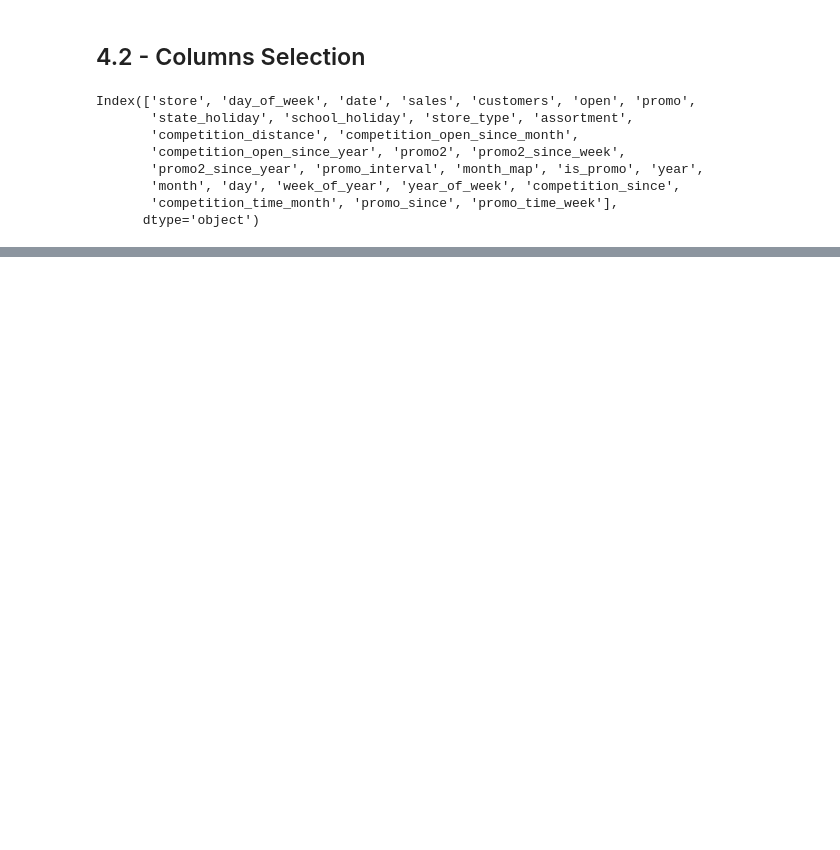
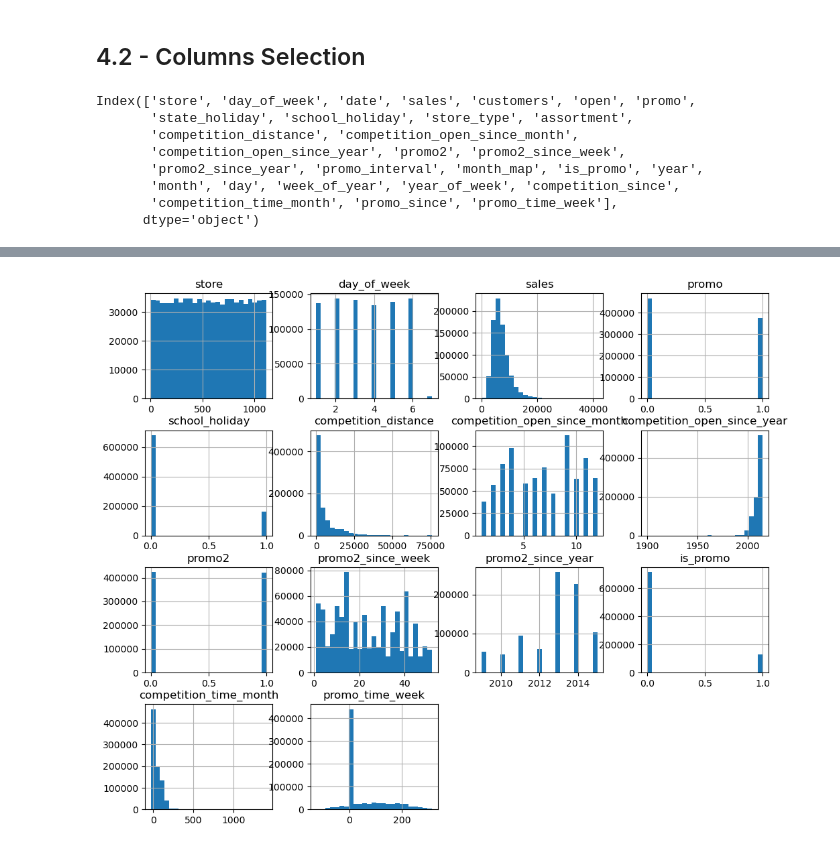
Before and after one commit to CarvalhooNeto/DataScience_Em_Producao, a Jupyter notebook: Store_Sales_Prediction-Copy1.ipynb, the cells around one changed output, grey strips where cells are left out. Saved outputs shown, nothing was run; the diff lists cells and outputs as text; code cells hidden in the pictures; blank space fills up the shorter version.

```diff
--- a/Store_Sales_Prediction-Copy1.ipynb
+++ b/Store_Sales_Prediction-Copy1.ipynb
@@ -417,0 +425,2 @@ df2.shape
+# %%
+df4 = df3.copy()
@@ -417,0 +467,6 @@ df2.shape
+# %%
+num_attributes = df4.select_dtypes( include = ['int64', 'float64'] )
+# %%
+num_attributes.hist( bins = 25, figsize = (12, 10) );
+# %% [output]
+[figure, added]
```
Also changed, not shown: parts of 63 cells of this notebook.
